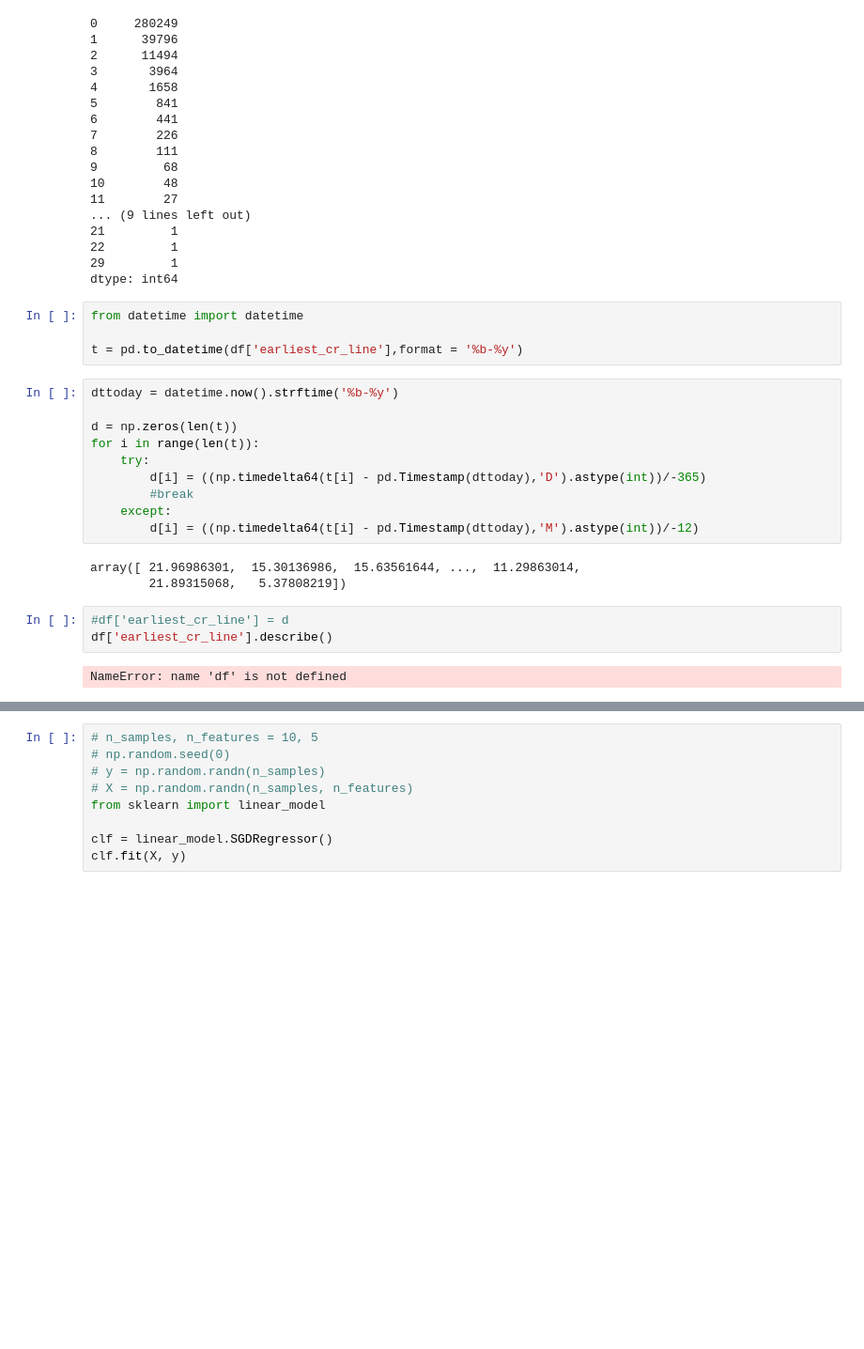
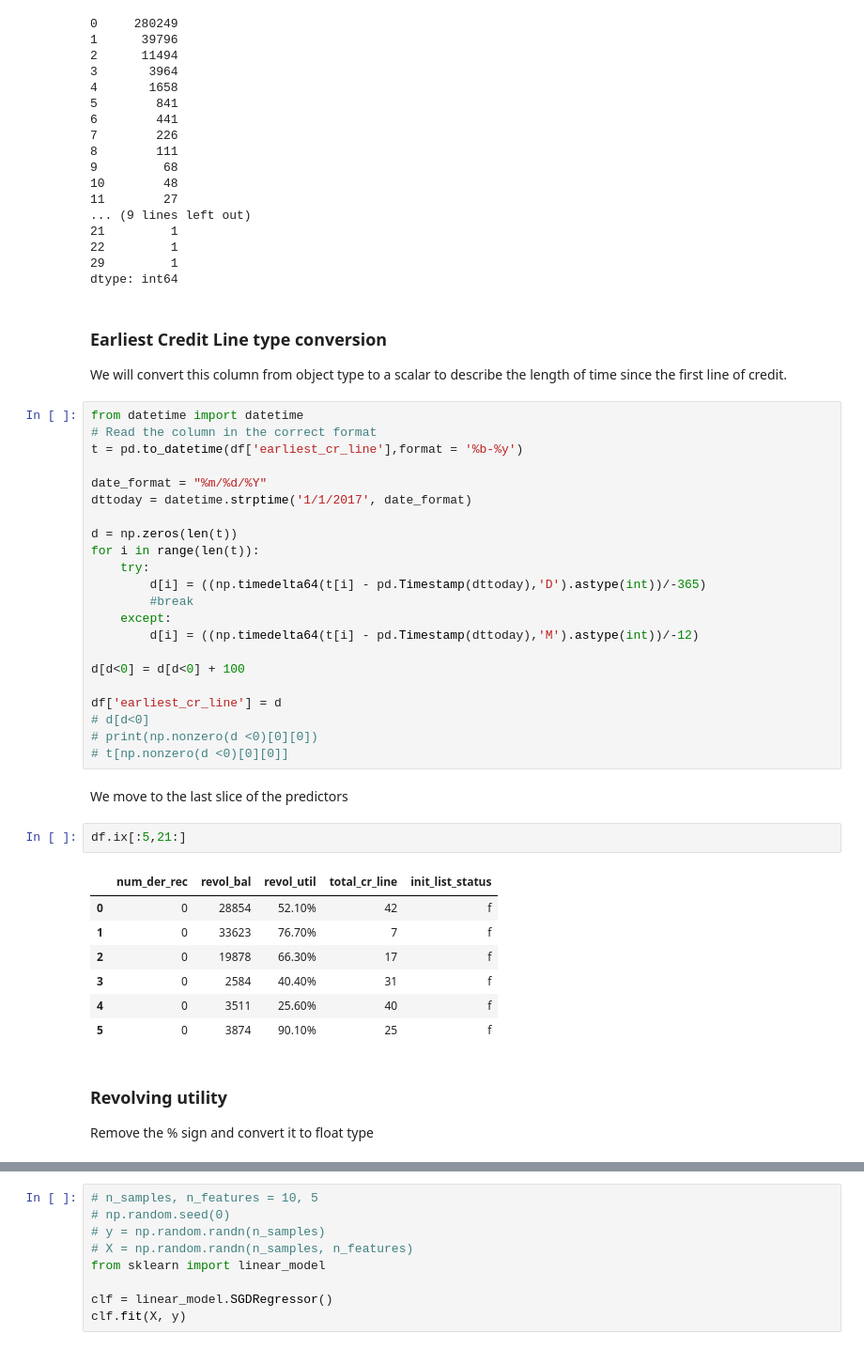
Before and after one commit to dingchaoz/ML, a Jupyter notebook: statefarm/Untitled.ipynb, the cells around one changed output, grey strips where cells are left out. Shown at 94% size. Saved outputs shown, nothing was run; the diff lists cells and outputs as text; blank space fills up the shorter version.

Commit message:
pre-processed most predictors, need to examine and remove sparse preditors, examine category predictors distribution and highly correlated data

```diff
--- a/statefarm/Untitled.ipynb
+++ b/statefarm/Untitled.ipynb
@@ -332,12 +332,16 @@ df.delinq_2yrs.value_counts()
 22         1
 29         1
 dtype: int64
-# %%
-from datetime import datetime
-
-t = pd.to_datetime(df['earliest_cr_line'],format = '%b-%y')
+# %% [markdown]
+### Earliest Credit Line type conversion
+We will convert this column from object type to a scalar to describe the length of time since the first line of credit.
 # %%
-dttoday = datetime.now().strftime('%b-%y')
+from datetime import datetime
+# Read the column in the correct format
+t = pd.to_datetime(df['earliest_cr_line'],format = '%b-%y')
+
+date_format = "%m/%d/%Y"
+dttoday = datetime.strptime('1/1/2017', date_format)
 
 d = np.zeros(len(t))
 for i in range(len(t)):
@@ -346,11 +350,25 @@ for i in range(len(t)):
         #break
     except:
         d[i] = ((np.timedelta64(t[i] - pd.Timestamp(dttoday),'M').astype(int))/-12)
+
+d[d<0] = d[d<0] + 100
+
+df['earliest_cr_line'] = d
+# d[d<0]
+# print(np.nonzero(d <0)[0][0])
+# t[np.nonzero(d <0)[0][0]]
-# %% [output]
-array([ 21.96986301,  15.30136986,  15.63561644, ...,  11.29863014,
-        21.89315068,   5.37808219])
-# %%
-#df['earliest_cr_line'] = d
-df['earliest_cr_line'].describe()
-# %% [output]
-NameError: name 'df' is not defined
+# %% [markdown]
+We move to the last slice of the predictors
+# %%
+df.ix[:5,21:]
+# %% [output]
+|  | num_der_rec | revol_bal | revol_util | total_cr_line | init_list_status |
+| 0 | 0 | 28854 | 52.10% | 42 | f |
+| 1 | 0 | 33623 | 76.70% | 7 | f |
+| 2 | 0 | 19878 | 66.30% | 17 | f |
+| 3 | 0 | 2584 | 40.40% | 31 | f |
+| 4 | 0 | 3511 | 25.60% | 40 | f |
+| 5 | 0 | 3874 | 90.10% | 25 | f |
+# %% [markdown]
+### Revolving utility
+Remove the % sign and convert it to float type
```
Also changed, not shown: parts of 2 cells of this notebook.
